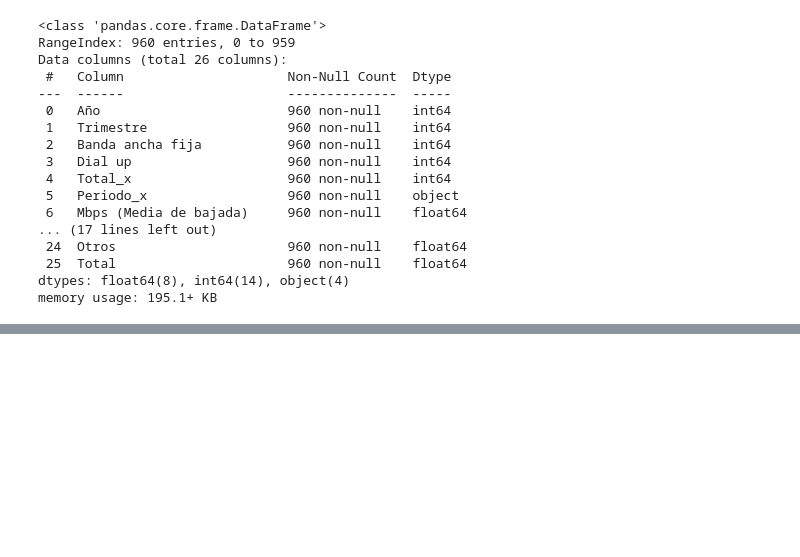
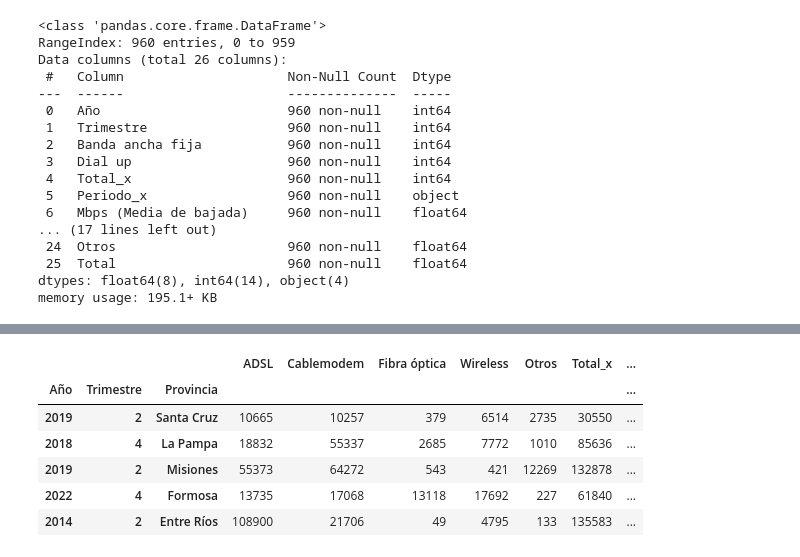
Before and after one commit to RomaDolcenera/PI2_enacom, a Jupyter notebook: ETL.ipynb, the cells around one changed output, grey strips where cells are left out. Cells and saved outputs as stored; diff of their text form; code cells hidden in the pictures; blank space fills up the shorter version.

```diff
--- a/ETL.ipynb
+++ b/ETL.ipynb
@@ -561,0 +679,11 @@ df4_nac =df4_nac.drop(['Periodo_x','Trimestre'], axis = 1)
+# %%
+df1_agrupado = df4_comb.groupby(['Año', 'Trimestre', 'Provincia']).sum()
+df1_agrupado.sample(5)
+# %% [output]
+|  |  |  | ADSL | Cablemodem | Fibra óptica | Wireless | Otros | Total_x | ... |
+| Año | Trimestre | Provincia |  |  |  |  |  |  | ... |
+| 2019 | 2 | Santa Cruz | 10665 | 10257 | 379 | 6514 | 2735 | 30550 | ... |
+| 2018 | 4 | La Pampa | 18832 | 55337 | 2685 | 7772 | 1010 | 85636 | ... |
+| 2019 | 2 | Misiones | 55373 | 64272 | 543 | 421 | 12269 | 132878 | ... |
+| 2022 | 4 | Formosa | 13735 | 17068 | 13118 | 17692 | 227 | 61840 | ... |
+| 2014 | 2 | Entre Ríos | 108900 | 21706 | 49 | 4795 | 133 | 135583 | ... |
```
Also changed, not shown: parts of 19 cells of this notebook, 2 other files.
